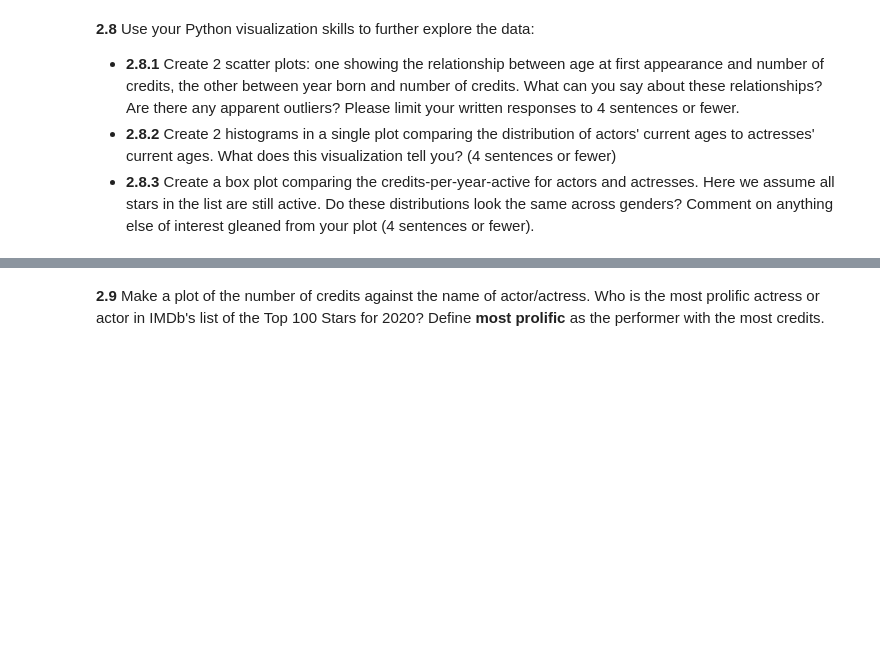
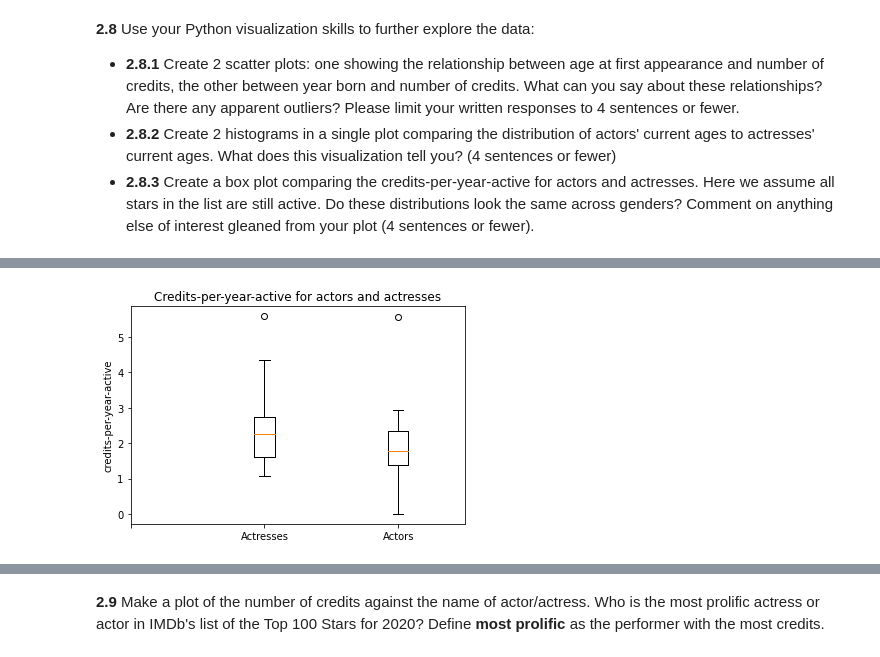
Before and after one commit to anuragmitra4/2021-s109a, a Jupyter notebook: psets/cs_s109a_hw1/cs_s109a_hw1.ipynb, the cells around one changed output, grey strips where cells are left out. Saved outputs shown, nothing was run; the diff lists cells and outputs as text; code cells hidden in the pictures; blank space fills up the shorter version.

```diff
--- a/psets/cs_s109a_hw1/cs_s109a_hw1.ipynb
+++ b/psets/cs_s109a_hw1/cs_s109a_hw1.ipynb
@@ -520,0 +752,16 @@ star_table
+# %%
+# 2.8.3
+# We are assuming that the number of active years is inclusive of 2021
+def active_years(frame):
+    return 2022 - frame.year_first_movie;
+
+actor_avg_credits = frame[frame.gender == 0].credits / active_years(frame[frame.gender == 0])
+actress_avg_credits = frame[frame.gender == 1].credits / active_years(frame[frame.gender == 1])
+plt.boxplot([actress_avg_credits, actor_avg_credits]);
+x_labels = ('', 'Actresses','Actors')
+plt.ylabel("credits-per-year-active")
+x_pos = np.arange(len(x_labels))
+plt.xticks(x_pos,x_labels);
+plt.title("Credits-per-year-active for actors and actresses");
+# %% [output]
+[figure, added]
```
Also changed, not shown: parts of 53 cells of this notebook, 3 other files.
